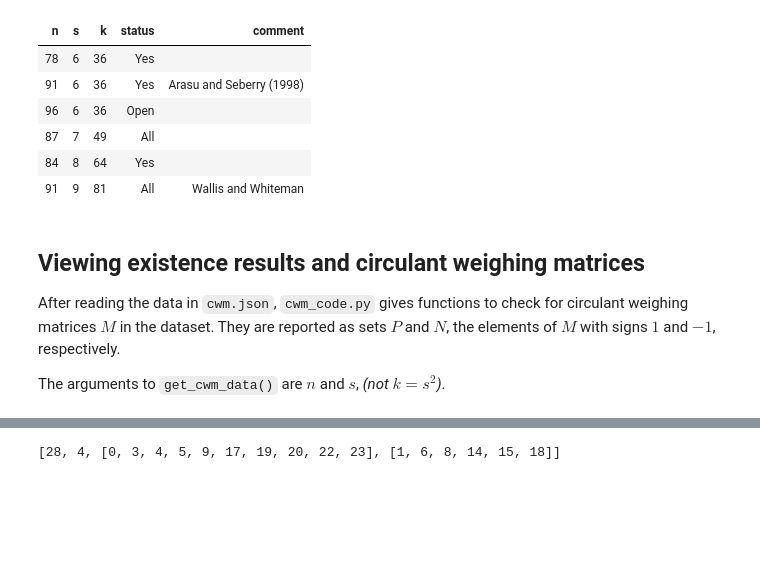
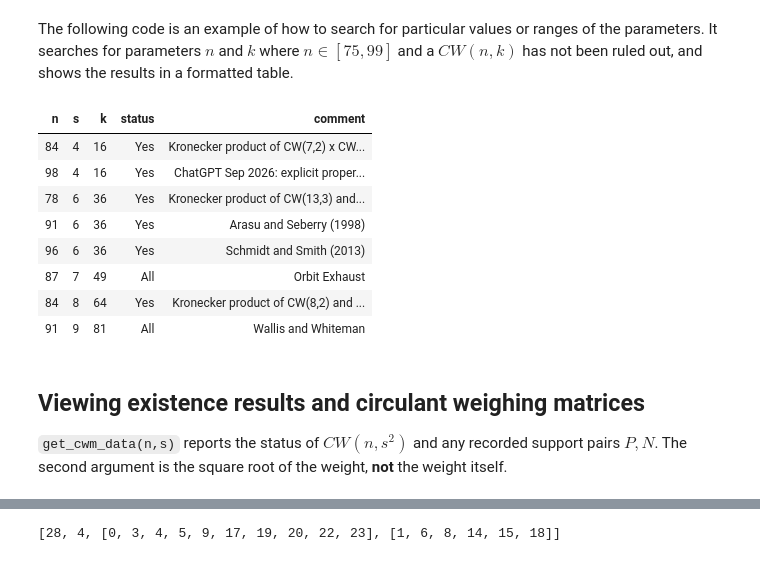
Before and after one commit to dmgordo/circulant-weighing-matrices, a Jupyter notebook: circulant_weighing_matrices.ipynb, the cells around one changed output, grey strips where cells are left out. Drawn from its saved outputs; the diff is of its cells as text; code cells hidden in the pictures; blank space fills up the shorter version.

```diff
--- a/circulant_weighing_matrices.ipynb
+++ b/circulant_weighing_matrices.ipynb
@@ -20,27 +19,29 @@ The website <https://dmgordon.org> allows searches for particular values or rang
+# %% [markdown]
+The following code is an example of how to search for particular values or ranges of the parameters.  It searches for parameters $n$ and $k$ where $n \in [75,99]$ and a $CW(n,k)$ has not been ruled out, and shows the results in a formatted table.
 # %%
 T = init_tab()
 for M in cwm:
     n = get_n(M)
-    s = get_s(M)
+    k = get_k(M)
     if get_status(M) in ['All','Yes','Open']: # skip 'No' cases
         if n in range(75,100):
-            if s in range(3,10):
+            if k in range(9,100):
                 add_tab_entry(T,M)
 show_tab(T)
 # %% [output]
 | n | s | k | status | comment |
-| 78 | 6 | 36 | Yes |  |
+| 84 | 4 | 16 | Yes | Kronecker product of CW(7,2) x CW... |
+| 98 | 4 | 16 | Yes | ChatGPT Sep 2026: explicit proper... |
+| 78 | 6 | 36 | Yes | Kronecker product of CW(13,3) and... |
 | 91 | 6 | 36 | Yes | Arasu and Seberry (1998) |
-| 96 | 6 | 36 | Open |  |
-| 87 | 7 | 49 | All |  |
-| 84 | 8 | 64 | Yes |  |
+| 96 | 6 | 36 | Yes | Schmidt and Smith (2013) |
+| 87 | 7 | 49 | All | Orbit Exhaust |
+| 84 | 8 | 64 | Yes | Kronecker product of CW(8,2) and ... |
 | 91 | 9 | 81 | All | Wallis and Whiteman |
-# %% [markdown]
-## Viewing existence results and circulant weighing matrices
-
-After reading the data in <code>cwm.json</code>, <code>cwm_code.py</code> gives functions to check for circulant weighing matrices $M$ in the dataset.  They are reported as sets $P$ and $N$, the elements of $M$ with signs $1$ and $-1$, respectively.
-
-The arguments to <code>get_cwm_data()</code> are $n$ and $s$, <i>(not $k=s^2$)</i>.
+# %% [markdown]
+## Viewing existence results and circulant weighing matrices
+
+`get_cwm_data(n,s)` reports the status of $CW(n,s^2)$ and any recorded support pairs $P,N$. The second argument is the square root of the weight, **not** the weight itself.
 # %%
 get_cwm_data(13,3)
 # %% [output]
```
Also changed, not shown: parts of 13 cells of this notebook, 2 other files.
